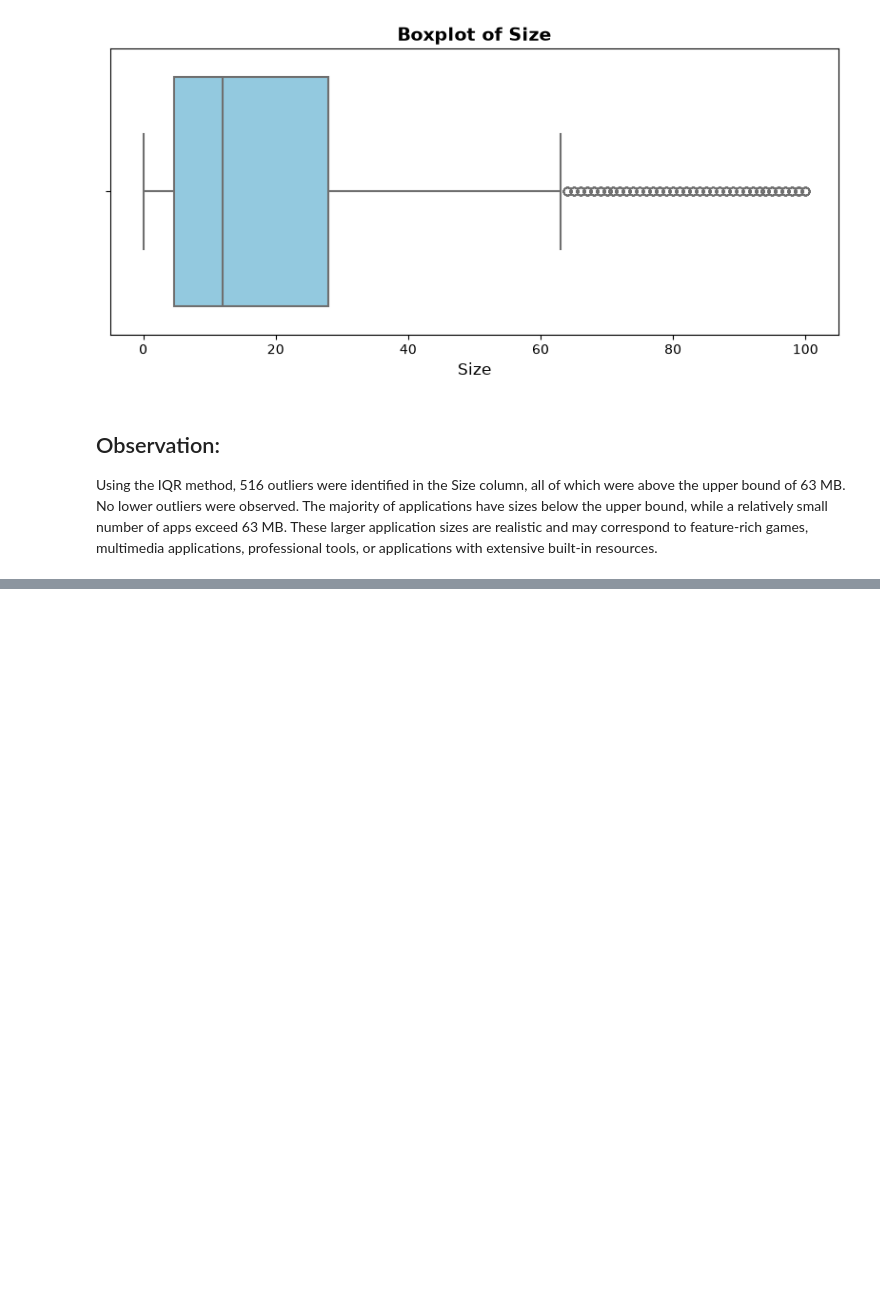
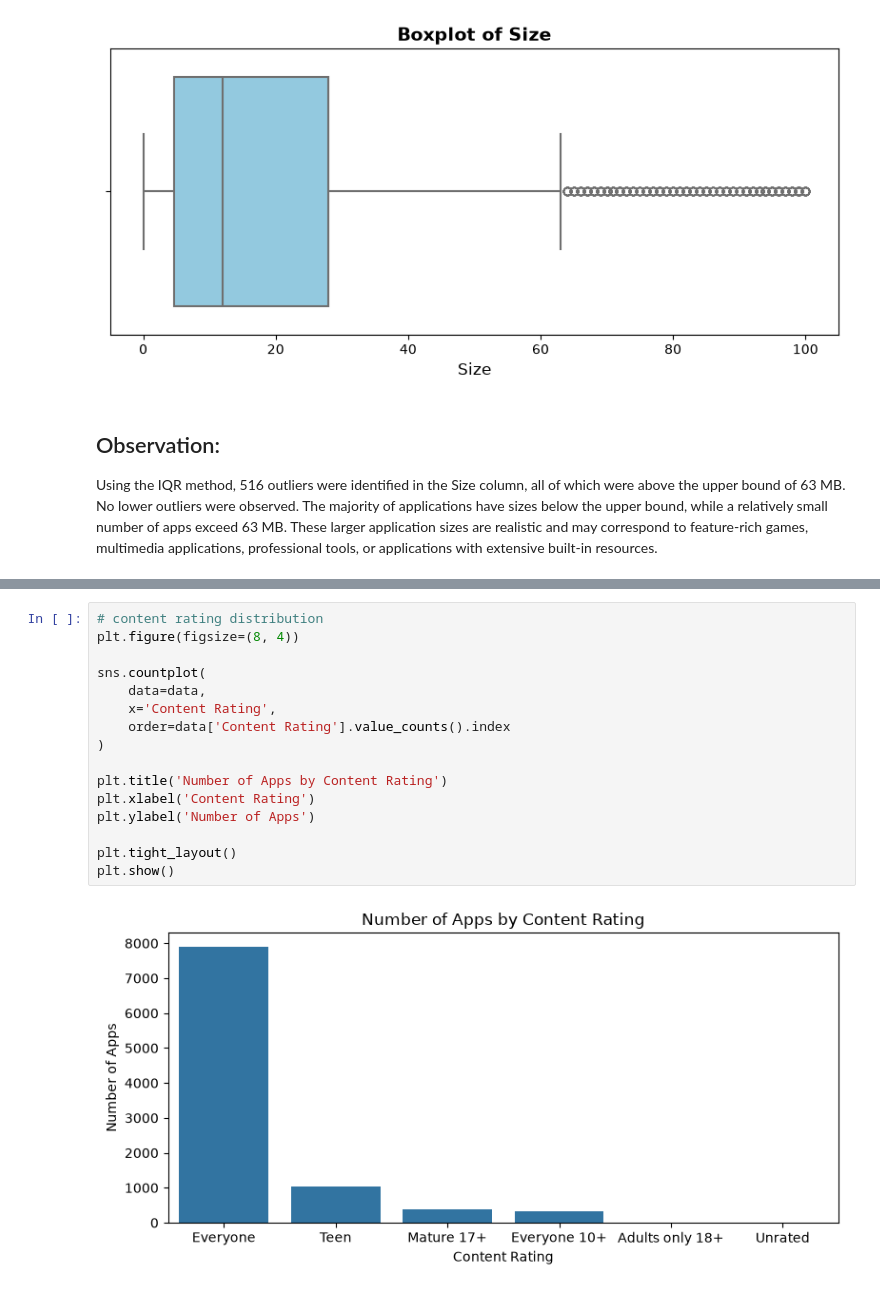
Before and after one commit to Shuvam-2000/Google-Play-Store-App-User-Review-Analysis, a Jupyter notebook: notebooks/Google_PlayStore_App.ipynb, the cells around one changed output, grey strips where cells are left out. Cells and saved outputs as stored; diff of their text form; blank space fills up the shorter version.

```diff
--- a/notebooks/Google_PlayStore_App.ipynb
+++ b/notebooks/Google_PlayStore_App.ipynb
@@ -848,0 +943,18 @@ Using the IQR method, 516 outliers were identified in the Size column, all of wh
+# %%
+# content rating distribution
+plt.figure(figsize=(8, 4))
+
+sns.countplot(
+    data=data,
+    x='Content Rating',
+    order=data['Content Rating'].value_counts().index
+)
+
+plt.title('Number of Apps by Content Rating')
+plt.xlabel('Content Rating')
+plt.ylabel('Number of Apps')
+
+plt.tight_layout()
+plt.show()
+# %% [output]
+[figure, added]
```
Also changed, not shown: parts of 35 cells of this notebook.
